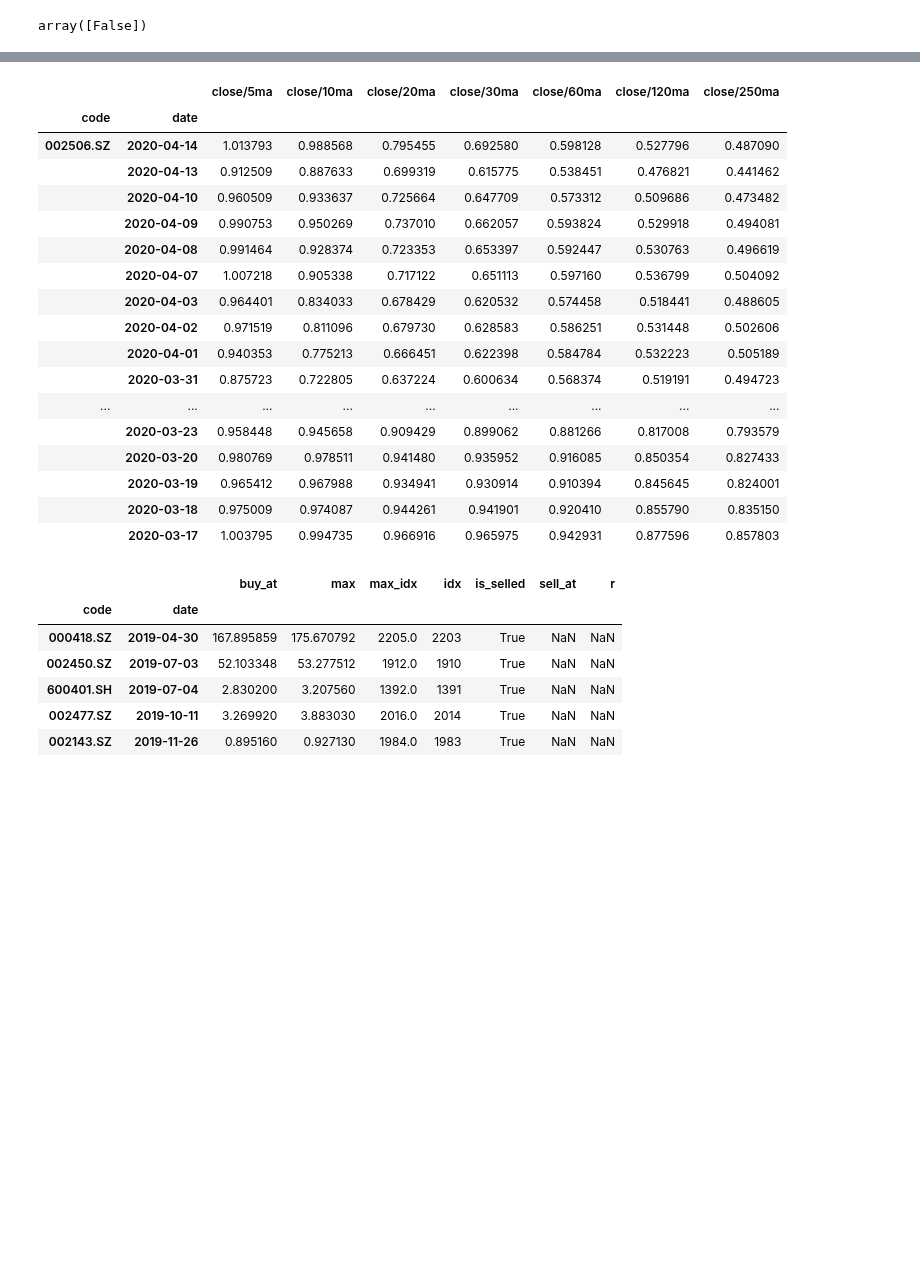
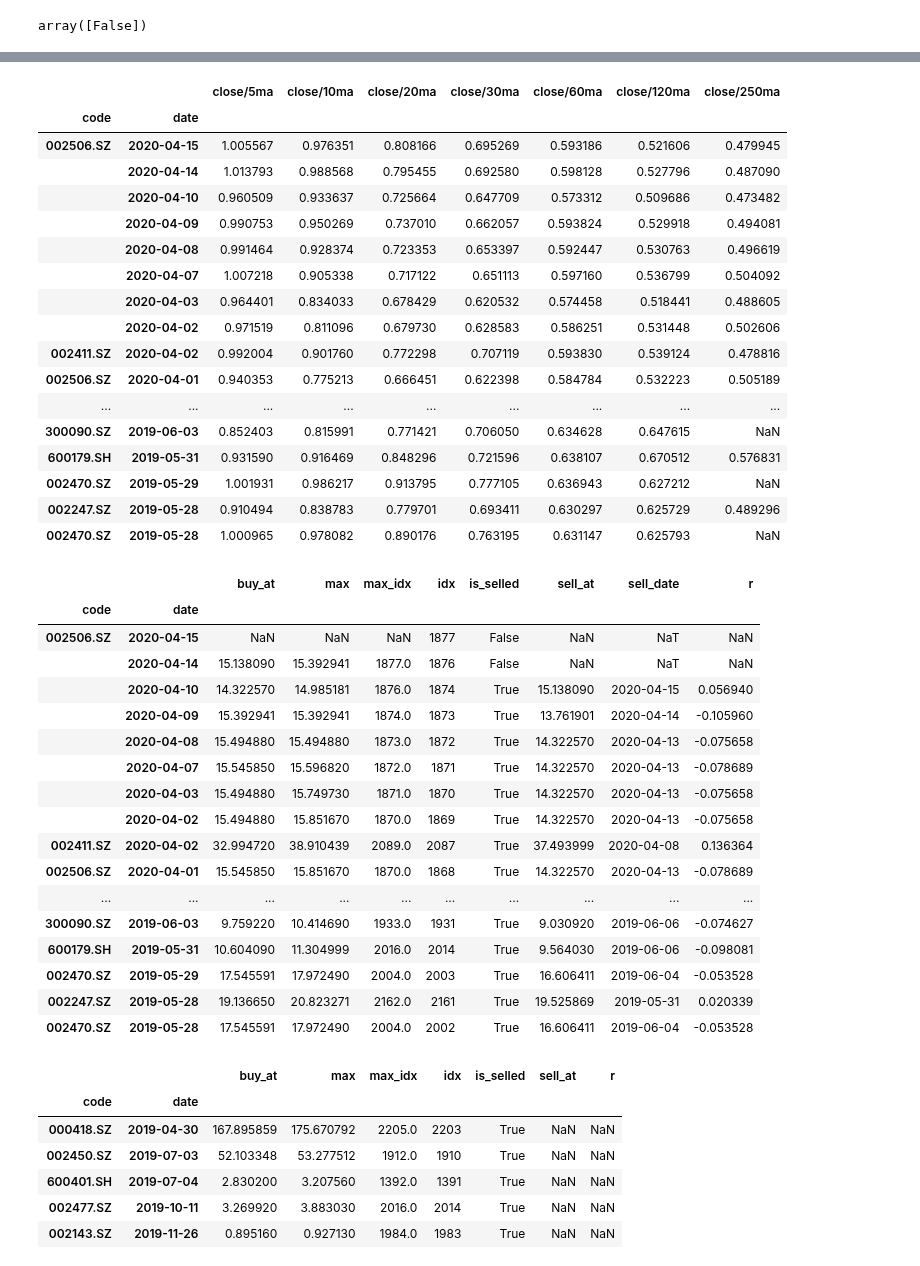
Before and after one commit to Bantorra0/Quant, a Jupyter notebook: long_trend_oversold_analysis.ipynb, the cells around one changed output, grey strips where cells are left out. Cells and saved outputs as stored; diff of their text form; code cells hidden in the pictures; blank space fills up the shorter version.

```diff
--- a/long_trend_oversold_analysis.ipynb
+++ b/long_trend_oversold_analysis.ipynb
@@ -247,28 +260,46 @@ print(len(index))
 # %%
 
-df.loc[index,:].sort_values('date',ascending=False)[:100]
+df.loc[index,features].sort_values('date',ascending=False)[:50]
 # .sort_values(['code','date'])
-df.loc[idx['002506.SZ',:],features].sort_values('date',ascending=False)[:20]
-# df_r.loc[index,:].sort_values('date',ascending=False)[:50]
+# df.loc[idx['002506.SZ',:],features].sort_values('date',ascending=False)[:20]
+df_r.loc[index,:].sort_values('date',ascending=False)[:50]
 # %% [output]
 |  |  | close/5ma | close/10ma | close/20ma | close/30ma | close/60ma | close/120ma | close/250ma |
 | code | date |  |  |  |  |  |  |  |
-| 002506.SZ | 2020-04-14 | 1.013793 | 0.988568 | 0.795455 | 0.692580 | 0.598128 | 0.527796 | 0.487090 |
-|  | 2020-04-13 | 0.912509 | 0.887633 | 0.699319 | 0.615775 | 0.538451 | 0.476821 | 0.441462 |
+| 002506.SZ | 2020-04-15 | 1.005567 | 0.976351 | 0.808166 | 0.695269 | 0.593186 | 0.521606 | 0.479945 |
+|  | 2020-04-14 | 1.013793 | 0.988568 | 0.795455 | 0.692580 | 0.598128 | 0.527796 | 0.487090 |
 |  | 2020-04-10 | 0.960509 | 0.933637 | 0.725664 | 0.647709 | 0.573312 | 0.509686 | 0.473482 |
 |  | 2020-04-09 | 0.990753 | 0.950269 | 0.737010 | 0.662057 | 0.593824 | 0.529918 | 0.494081 |
 |  | 2020-04-08 | 0.991464 | 0.928374 | 0.723353 | 0.653397 | 0.592447 | 0.530763 | 0.496619 |
 |  | 2020-04-07 | 1.007218 | 0.905338 | 0.717122 | 0.651113 | 0.597160 | 0.536799 | 0.504092 |
 |  | 2020-04-03 | 0.964401 | 0.834033 | 0.678429 | 0.620532 | 0.574458 | 0.518441 | 0.488605 |
 |  | 2020-04-02 | 0.971519 | 0.811096 | 0.679730 | 0.628583 | 0.586251 | 0.531448 | 0.502606 |
-|  | 2020-04-01 | 0.940353 | 0.775213 | 0.666451 | 0.622398 | 0.584784 | 0.532223 | 0.505189 |
-|  | 2020-03-31 | 0.875723 | 0.722805 | 0.637224 | 0.600634 | 0.568374 | 0.519191 | 0.494723 |
+| 002411.SZ | 2020-04-02 | 0.992004 | 0.901760 | 0.772298 | 0.707119 | 0.593830 | 0.539124 | 0.478816 |
+| 002506.SZ | 2020-04-01 | 0.940353 | 0.775213 | 0.666451 | 0.622398 | 0.584784 | 0.532223 | 0.505189 |
 | ... | ... | ... | ... | ... | ... | ... | ... | ... |
-|  | 2020-03-23 | 0.958448 | 0.945658 | 0.909429 | 0.899062 | 0.881266 | 0.817008 | 0.793579 |
-|  | 2020-03-20 | 0.980769 | 0.978511 | 0.941480 | 0.935952 | 0.916085 | 0.850354 | 0.827433 |
-|  | 2020-03-19 | 0.965412 | 0.967988 | 0.934941 | 0.930914 | 0.910394 | 0.845645 | 0.824001 |
-|  | 2020-03-18 | 0.975009 | 0.974087 | 0.944261 | 0.941901 | 0.920410 | 0.855790 | 0.835150 |
-|  | 2020-03-17 | 1.003795 | 0.994735 | 0.966916 | 0.965975 | 0.942931 | 0.877596 | 0.857803 |
+| 300090.SZ | 2019-06-03 | 0.852403 | 0.815991 | 0.771421 | 0.706050 | 0.634628 | 0.647615 | NaN |
+| 600179.SH | 2019-05-31 | 0.931590 | 0.916469 | 0.848296 | 0.721596 | 0.638107 | 0.670512 | 0.576831 |
+| 002470.SZ | 2019-05-29 | 1.001931 | 0.986217 | 0.913795 | 0.777105 | 0.636943 | 0.627212 | NaN |
+| 002247.SZ | 2019-05-28 | 0.910494 | 0.838783 | 0.779701 | 0.693411 | 0.630297 | 0.625729 | 0.489296 |
+| 002470.SZ | 2019-05-28 | 1.000965 | 0.978082 | 0.890176 | 0.763195 | 0.631147 | 0.625793 | NaN |
+|  |  | buy_at | max | max_idx | idx | is_selled | sell_at | sell_date | r |
+| code | date |  |  |  |  |  |  |  |  |
+| 002506.SZ | 2020-04-15 | NaN | NaN | NaN | 1877 | False | NaN | NaT | NaN |
+|  | 2020-04-14 | 15.138090 | 15.392941 | 1877.0 | 1876 | False | NaN | NaT | NaN |
+|  | 2020-04-10 | 14.322570 | 14.985181 | 1876.0 | 1874 | True | 15.138090 | 2020-04-15 | 0.056940 |
+|  | 2020-04-09 | 15.392941 | 15.392941 | 1874.0 | 1873 | True | 13.761901 | 2020-04-14 | -0.105960 |
+|  | 2020-04-08 | 15.494880 | 15.494880 | 1873.0 | 1872 | True | 14.322570 | 2020-04-13 | -0.075658 |
+|  | 2020-04-07 | 15.545850 | 15.596820 | 1872.0 | 1871 | True | 14.322570 | 2020-04-13 | -0.078689 |
+|  | 2020-04-03 | 15.494880 | 15.749730 | 1871.0 | 1870 | True | 14.322570 | 2020-04-13 | -0.075658 |
+|  | 2020-04-02 | 15.494880 | 15.851670 | 1870.0 | 1869 | True | 14.322570 | 2020-04-13 | -0.075658 |
+| 002411.SZ | 2020-04-02 | 32.994720 | 38.910439 | 2089.0 | 2087 | True | 37.493999 | 2020-04-08 | 0.136364 |
+| 002506.SZ | 2020-04-01 | 15.545850 | 15.851670 | 1870.0 | 1868 | True | 14.322570 | 2020-04-13 | -0.078689 |
+| ... | ... | ... | ... | ... | ... | ... | ... | ... | ... |
+| 300090.SZ | 2019-06-03 | 9.759220 | 10.414690 | 1933.0 | 1931 | True | 9.030920 | 2019-06-06 | -0.074627 |
+| 600179.SH | 2019-05-31 | 10.604090 | 11.304999 | 2016.0 | 2014 | True | 9.564030 | 2019-06-06 | -0.098081 |
+| 002470.SZ | 2019-05-29 | 17.545591 | 17.972490 | 2004.0 | 2003 | True | 16.606411 | 2019-06-04 | -0.053528 |
+| 002247.SZ | 2019-05-28 | 19.136650 | 20.823271 | 2162.0 | 2161 | True | 19.525869 | 2019-05-31 | 0.020339 |
+| 002470.SZ | 2019-05-28 | 17.545591 | 17.972490 | 2004.0 | 2002 | True | 16.606411 | 2019-06-04 | -0.053528 |
 # %%
 df_r[(df_r.is_selled==True) & (df_r.r.isnull())].sort_values('date').head(50)
 # %% [output]
```
Also changed, not shown: parts of 7 cells of this notebook, 1 other file.
